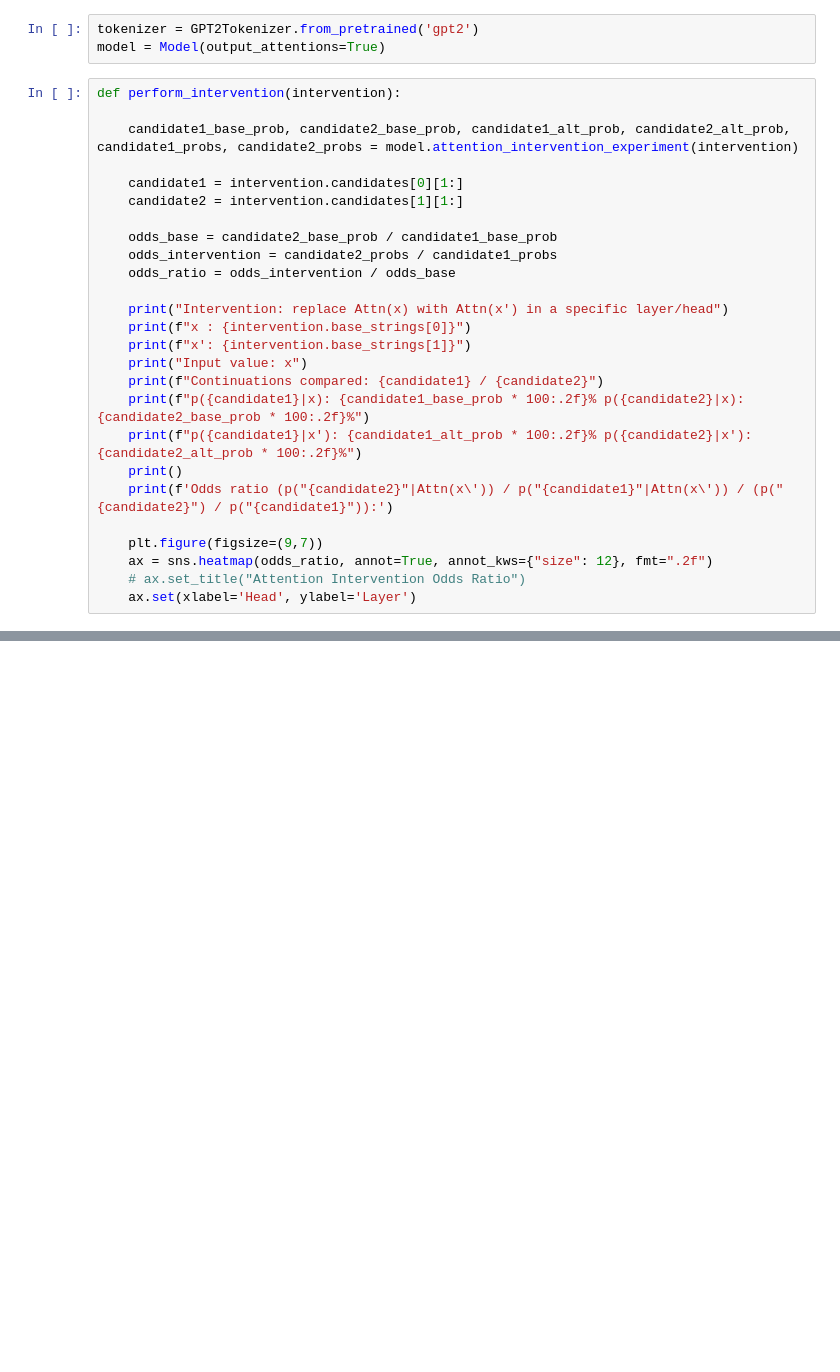
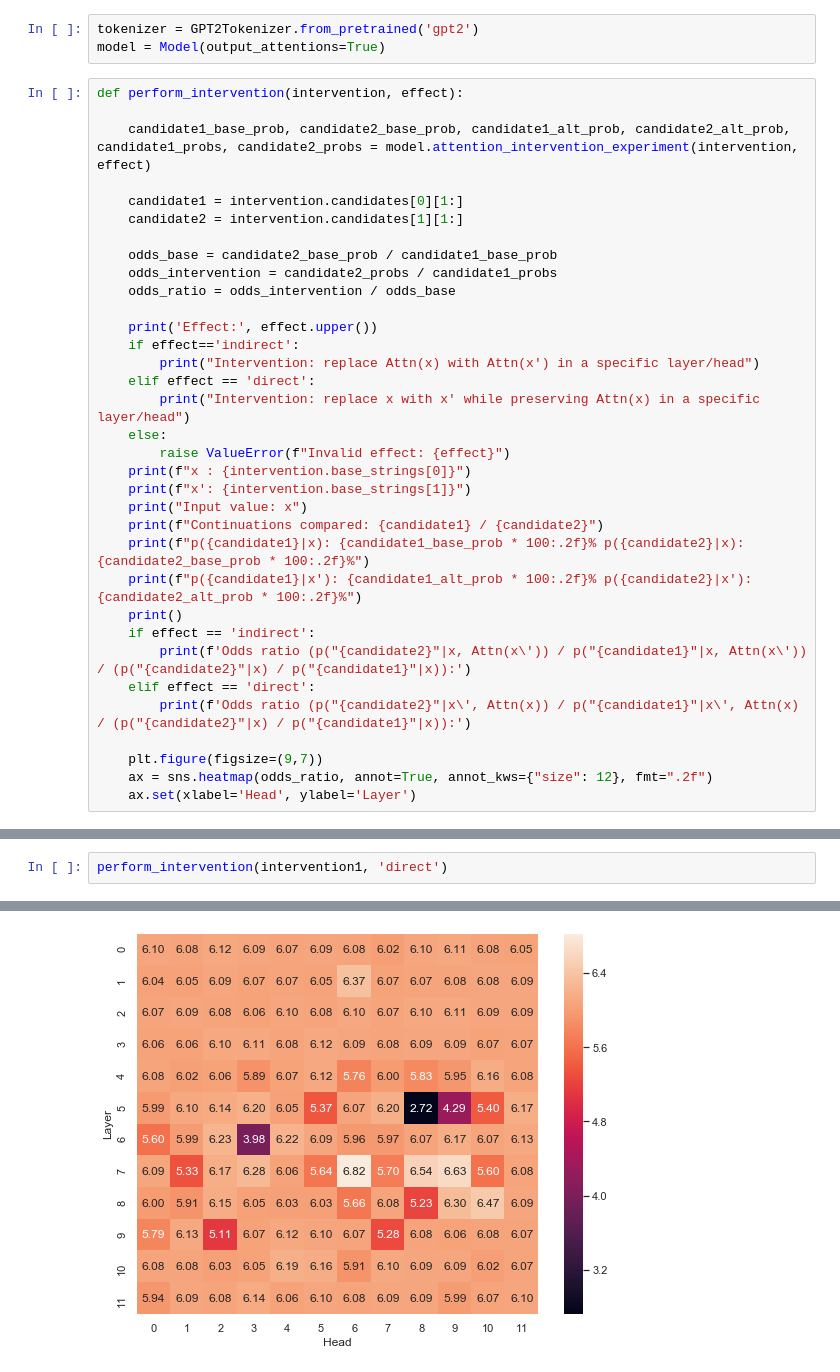
Before and after one commit to mattf1n/lm-intervention, a Jupyter notebook: lm_attn_intervention.ipynb, the cells around one changed output, grey strips where cells are left out. Saved outputs shown, nothing was run; the diff lists cells and outputs as text; blank space fills up the shorter version.

Commit message:
Added direct effect.

```diff
--- a/lm_attn_intervention.ipynb
+++ b/lm_attn_intervention.ipynb
@@ -8,9 +8,9 @@ import torch
 tokenizer = GPT2Tokenizer.from_pretrained('gpt2')
 model = Model(output_attentions=True)
 # %%
-def perform_intervention(intervention):
+def perform_intervention(intervention, effect):
 
-	candidate1_base_prob, candidate2_base_prob, candidate1_alt_prob, candidate2_alt_prob, candidate1_probs, candidate2_probs = model.attention_intervention_experiment(intervention)
+	candidate1_base_prob, candidate2_base_prob, candidate1_alt_prob, candidate2_alt_prob, candidate1_probs, candidate2_probs = model.attention_intervention_experiment(intervention, effect)
 
 	candidate1 = intervention.candidates[0][1:]
 	candidate2 = intervention.candidates[1][1:]
@@ -19,7 +19,13 @@ def perform_intervention(intervention):
 	odds_intervention = candidate2_probs / candidate1_probs
 	odds_ratio = odds_intervention / odds_base
 
-	print("Intervention: replace Attn(x) with Attn(x') in a specific layer/head")
+	print('Effect:', effect.upper())
+	if effect=='indirect':
+		print("Intervention: replace Attn(x) with Attn(x') in a specific layer/head")
+	elif effect == 'direct':
+		print("Intervention: replace x with x' while preserving Attn(x) in a specific layer/head")
+	else:
+		raise ValueError(f"Invalid effect: {effect}")
 	print(f"x : {intervention.base_strings[0]}")
 	print(f"x': {intervention.base_strings[1]}")
 	print("Input value: x")
@@ -27,9 +33,11 @@ def perform_intervention(intervention):
 	print(f"p({candidate1}|x): {candidate1_base_prob * 100:.2f}% p({candidate2}|x): {candidate2_base_prob * 100:.2f}%")
 	print(f"p({candidate1}|x'): {candidate1_alt_prob * 100:.2f}% p({candidate2}|x'): {candidate2_alt_prob * 100:.2f}%")
 	print()
-	print(f'Odds ratio (p("{candidate2}"|Attn(x\')) / p("{candidate1}"|Attn(x\')) / (p("{candidate2}") / p("{candidate1}")):')
+	if effect == 'indirect':
+		print(f'Odds ratio (p("{candidate2}"|x, Attn(x\')) / p("{candidate1}"|x, Attn(x\')) / (p("{candidate2}"|x) / p("{candidate1}"|x)):')
+	elif effect == 'direct':
+		print(f'Odds ratio (p("{candidate2}"|x\', Attn(x)) / p("{candidate1}"|x\', Attn(x) / (p("{candidate2}"|x) / p("{candidate1}"|x)):')
 
 	plt.figure(figsize=(9,7))
 	ax = sns.heatmap(odds_ratio, annot=True, annot_kws={"size": 12}, fmt=".2f")
-	# ax.set_title("Attention Intervention Odds Ratio")
 	ax.set(xlabel='Head', ylabel='Layer')
@@ -108,0 +83,3 @@ Odds ratio (p("blood"|Attn(x')) / p("shift"|Attn(x')) / (p("blood") / p("shift")
+# %%
+perform_intervention(intervention1, 'direct')
+# %% [output]
@@ -108,0 +96 @@ Odds ratio (p("blood"|Attn(x')) / p("shift"|Attn(x')) / (p("blood") / p("shift")
+[figure, added]
```
Also changed, not shown: parts of 16 cells of this notebook, 1 other file.
